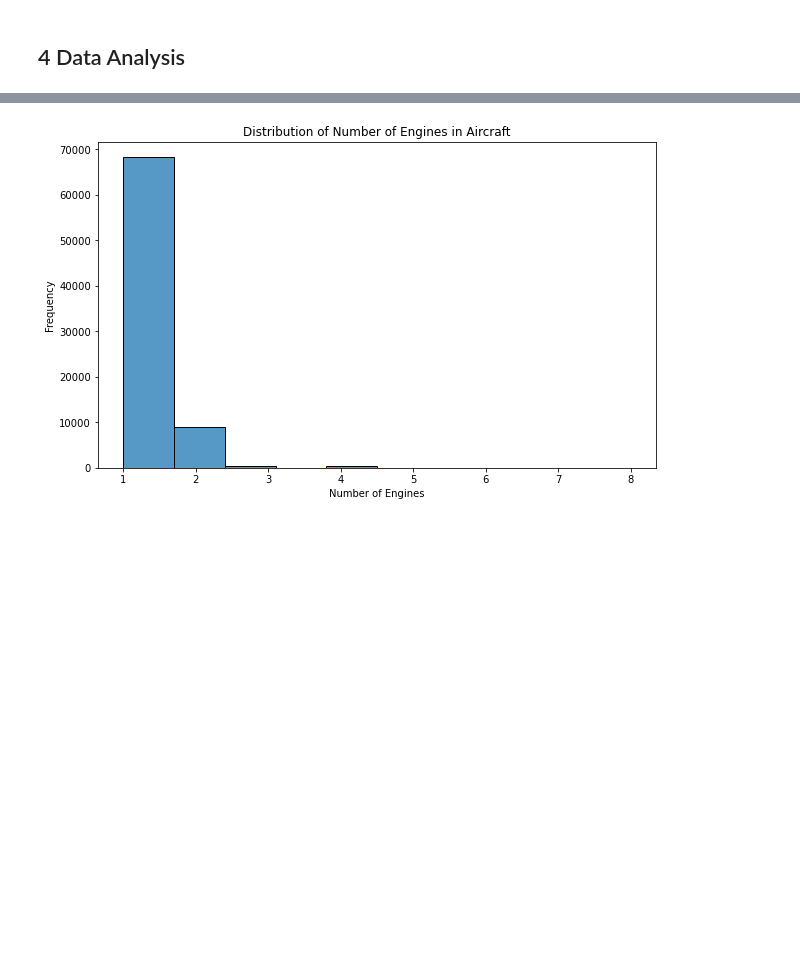
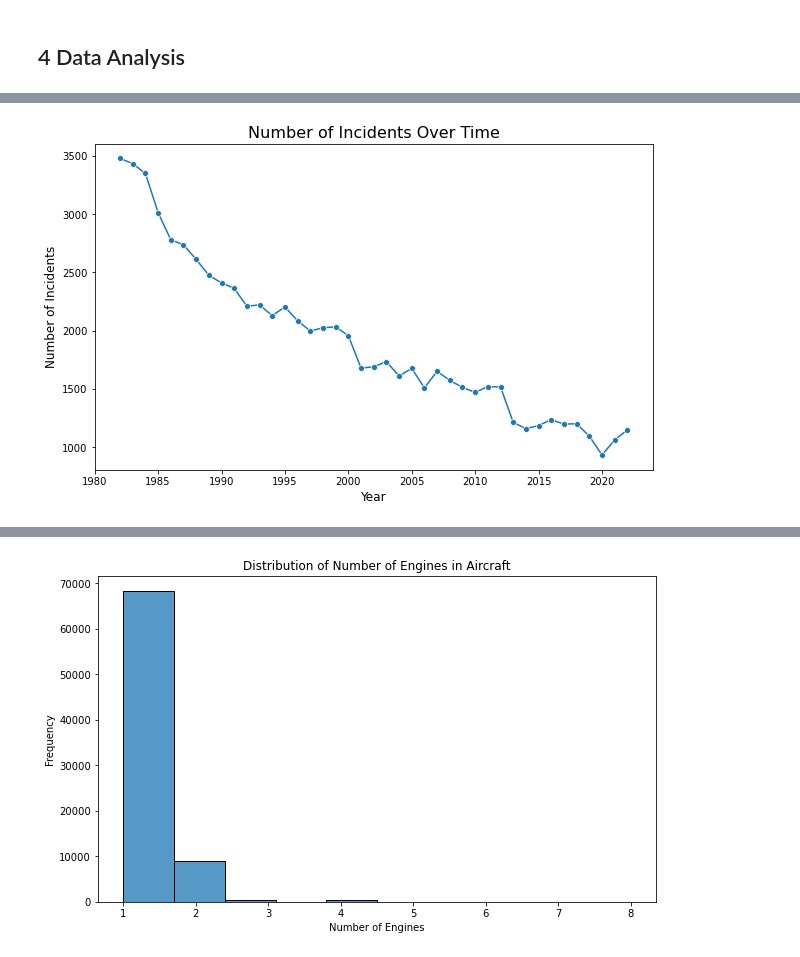
Before and after one commit to OchiengGideon/dsc-phase-1-project-v3, a Jupyter notebook: student.ipynb, the cells around one changed output, grey strips where cells are left out. Saved outputs shown, nothing was run; the diff lists cells and outputs as text; code cells hidden in the pictures; blank space fills up the shorter version.

```diff
--- a/student.ipynb
+++ b/student.ipynb
@@ -894,0 +893,4 @@ plt.show()
+# %%
+# Grouping by column 'Year' and getting their count
+grouped_by_year = df.groupby('Year').size().reset_index(name='Count')
+grouped_by_year.head()
@@ -894,0 +904,15 @@ plt.show()
+# %%
+#setting plot size
+plt.figure(figsize=(10, 6))
+#plotting the number of incidents per year
+sns.lineplot(x='Year', y='Count', data=grouped_by_year, marker='o')
+
+#adding labels and title
+plt.xlabel('Year', fontsize=12)
+plt.ylabel('Number of Incidents', fontsize=12)
+plt.title('Number of Incidents Over Time', fontsize=16)
+
+#show the plot
+plt.show()
+# %% [output]
+[figure, added]
```
Also changed, not shown: parts of 39 cells of this notebook, 2 other files.
